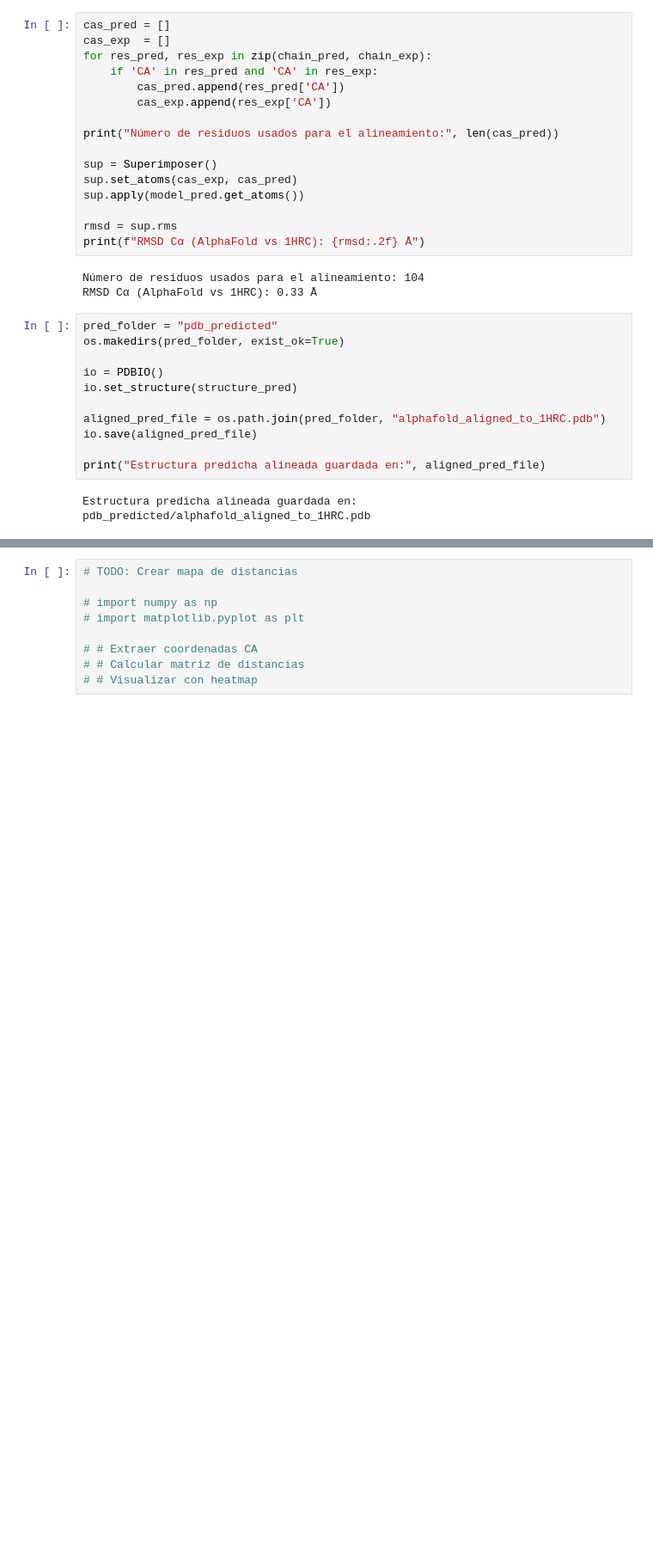
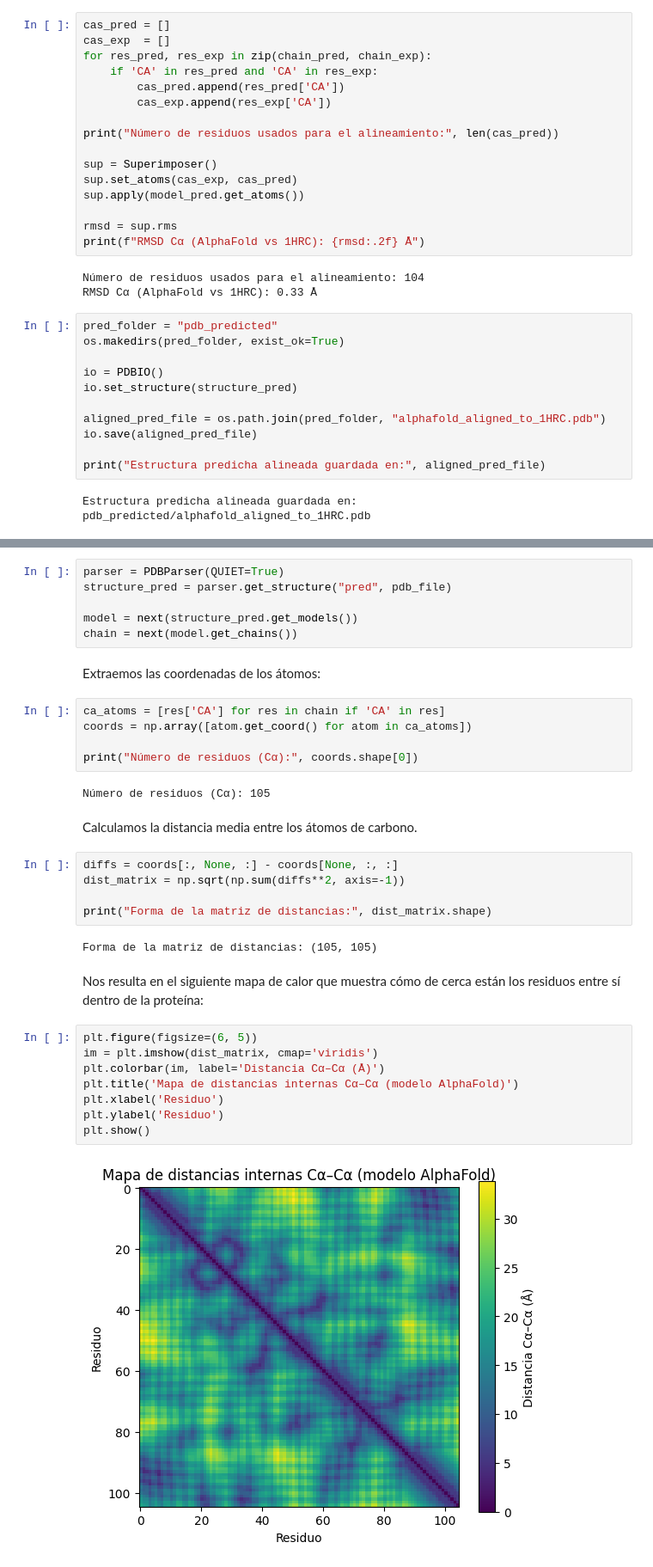
Before and after one commit to giselabcruz/alphafold-pymol, a Jupyter notebook: alphafold-exercises.ipynb, the cells around one changed output, grey strips where cells are left out. Shown at 86% size. Cells and saved outputs as stored; diff of their text form; blank space fills up the shorter version.

```diff
--- a/alphafold-exercises.ipynb
+++ b/alphafold-exercises.ipynb
@@ -475,12 +480,39 @@ patrones estructurales relevantes, como:
 Una vez obtenido el mapa, interpretarlo relacionándolo con la información de confianza proporcionada por AlphaFold:
 normalmente, las regiones compactas coinciden con valores altos de pLDDT, mientras que las zonas más difusas suelen
 corresponder a segmentos menos confiables o potencialmente desordenados.
+# %%
+parser = PDBParser(QUIET=True)
+structure_pred = parser.get_structure("pred", pdb_file)
+
+model = next(structure_pred.get_models())
+chain = next(model.get_chains())
+# %% [markdown]
+Extraemos las coordenadas de los átomos:
+# %%
+ca_atoms = [res['CA'] for res in chain if 'CA' in res]
+coords = np.array([atom.get_coord() for atom in ca_atoms])
+
+print("Número de residuos (Cα):", coords.shape[0])
+# %% [output]
+Número de residuos (Cα): 105
+# %% [markdown]
+Calculamos la distancia media entre los átomos de carbono.
 # %%
-# TODO: Crear mapa de distancias
+diffs = coords[:, None, :] - coords[None, :, :]
+dist_matrix = np.sqrt(np.sum(diffs**2, axis=-1))
 
-# import numpy as np
-# import matplotlib.pyplot as plt
-
-# # Extraer coordenadas CA
-# # Calcular matriz de distancias
-# # Visualizar con heatmap
+print("Forma de la matriz de distancias:", dist_matrix.shape)
+# %% [output]
+Forma de la matriz de distancias: (105, 105)
+# %% [markdown]
+Nos resulta en el siguiente mapa de calor que muestra cómo de cerca están los residuos entre sí dentro de la proteína:
+# %%
+plt.figure(figsize=(6, 5))
+im = plt.imshow(dist_matrix, cmap='viridis')
+plt.colorbar(im, label='Distancia Cα–Cα (Å)')
+plt.title('Mapa de distancias internas Cα–Cα (modelo AlphaFold)')
+plt.xlabel('Residuo')
+plt.ylabel('Residuo')
+plt.show()
+# %% [output]
+[figure, added]
```
Also changed, not shown: parts of 4 cells of this notebook.
